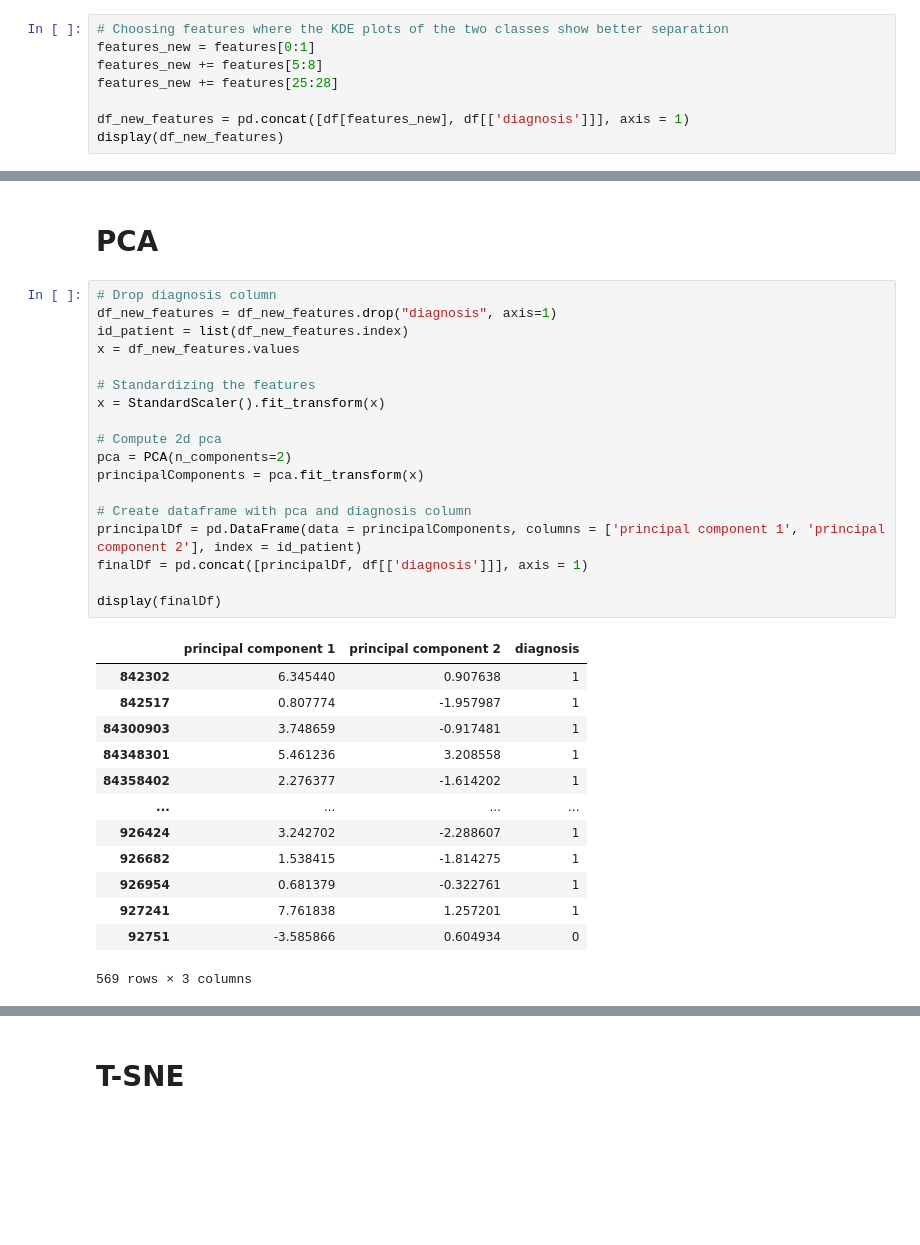
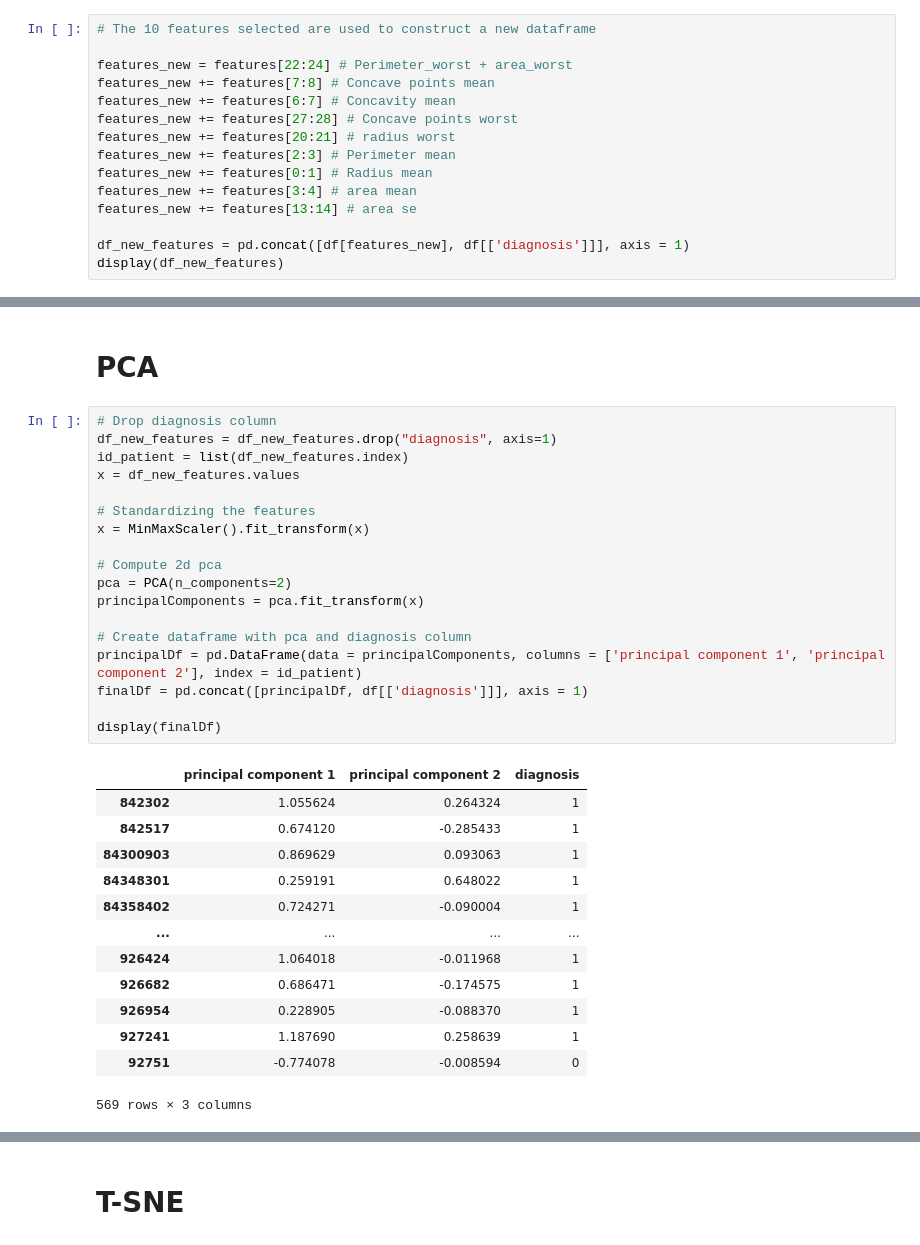
Before and after one commit to Derarelh/breast-cancer-classification, a Jupyter notebook: notebook/data_analysis.ipynb, the cells around one changed output, grey strips where cells are left out. Drawn from its saved outputs; the diff is of its cells as text; blank space fills up the shorter version.

```diff
--- a/notebook/data_analysis.ipynb
+++ b/notebook/data_analysis.ipynb
@@ -82,8 +107,15 @@ df['diagnosis'] = df['diagnosis'].replace({'B': 0, 'M': 1})
 # %%
-# Choosing features where the KDE plots of the two classes show better separation
-features_new = features[0:1]
-features_new += features[5:8]
-features_new += features[25:28]
+# The 10 features selected are used to construct a new dataframe
+
+features_new = features[22:24] # Perimeter_worst + area_worst
+features_new += features[7:8] # Concave points mean
+features_new += features[6:7] # Concavity mean
+features_new += features[27:28] # Concave points worst
+features_new += features[20:21] # radius worst
+features_new += features[2:3] # Perimeter mean
+features_new += features[0:1] # Radius mean
+features_new += features[3:4] # area mean
+features_new += features[13:14] # area se
 
 df_new_features = pd.concat([df[features_new], df[['diagnosis']]], axis = 1)
 display(df_new_features)
@@ -107,34 +139,34 @@ display(df_new_features)
 # %%
 # Drop diagnosis column
 df_new_features = df_new_features.drop("diagnosis", axis=1)
 id_patient = list(df_new_features.index)
 x = df_new_features.values
 
 # Standardizing the features
-x = StandardScaler().fit_transform(x)
+x = MinMaxScaler().fit_transform(x)
 
 # Compute 2d pca
 pca = PCA(n_components=2)
 principalComponents = pca.fit_transform(x)
 
 # Create dataframe with pca and diagnosis column
 principalDf = pd.DataFrame(data = principalComponents, columns = ['principal component 1', 'principal component 2'], index = id_patient)
 finalDf = pd.concat([principalDf, df[['diagnosis']]], axis = 1)
 
 display(finalDf)
 # %% [output]
 |  | principal component 1 | principal component 2 | diagnosis |
-| 842302 | 6.345440 | 0.907638 | 1 |
-| 842517 | 0.807774 | -1.957987 | 1 |
-| 84300903 | 3.748659 | -0.917481 | 1 |
-| 84348301 | 5.461236 | 3.208558 | 1 |
-| 84358402 | 2.276377 | -1.614202 | 1 |
+| 842302 | 1.055624 | 0.264324 | 1 |
+| 842517 | 0.674120 | -0.285433 | 1 |
+| 84300903 | 0.869629 | 0.093063 | 1 |
+| 84348301 | 0.259191 | 0.648022 | 1 |
+| 84358402 | 0.724271 | -0.090004 | 1 |
 | ... | ... | ... | ... |
-| 926424 | 3.242702 | -2.288607 | 1 |
-| 926682 | 1.538415 | -1.814275 | 1 |
-| 926954 | 0.681379 | -0.322761 | 1 |
-| 927241 | 7.761838 | 1.257201 | 1 |
-| 92751 | -3.585866 | 0.604934 | 0 |
+| 926424 | 1.064018 | -0.011968 | 1 |
+| 926682 | 0.686471 | -0.174575 | 1 |
+| 926954 | 0.228905 | -0.088370 | 1 |
+| 927241 | 1.187690 | 0.258639 | 1 |
+| 92751 | -0.774078 | -0.008594 | 0 |
 569 rows × 3 columns
 # %%
 # Plot PCA
```
Also changed, not shown: parts of 8 cells of this notebook.
